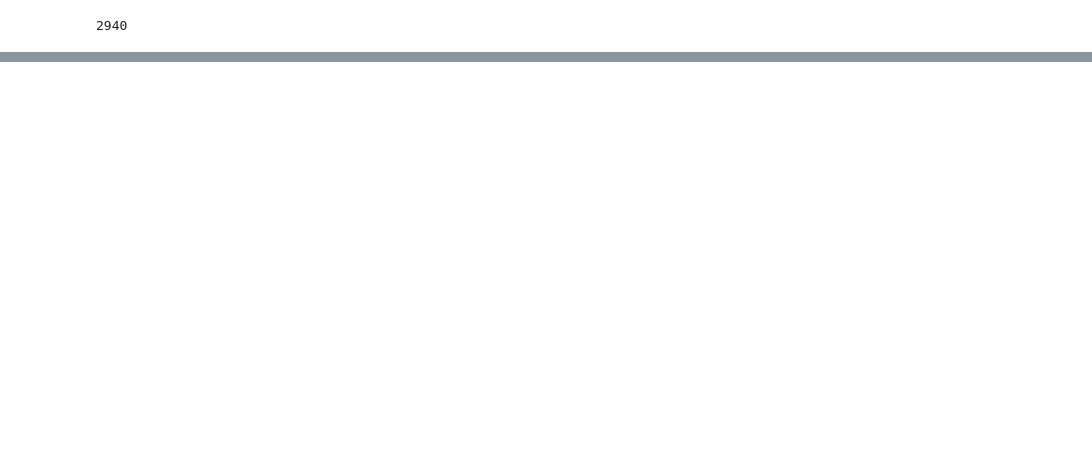
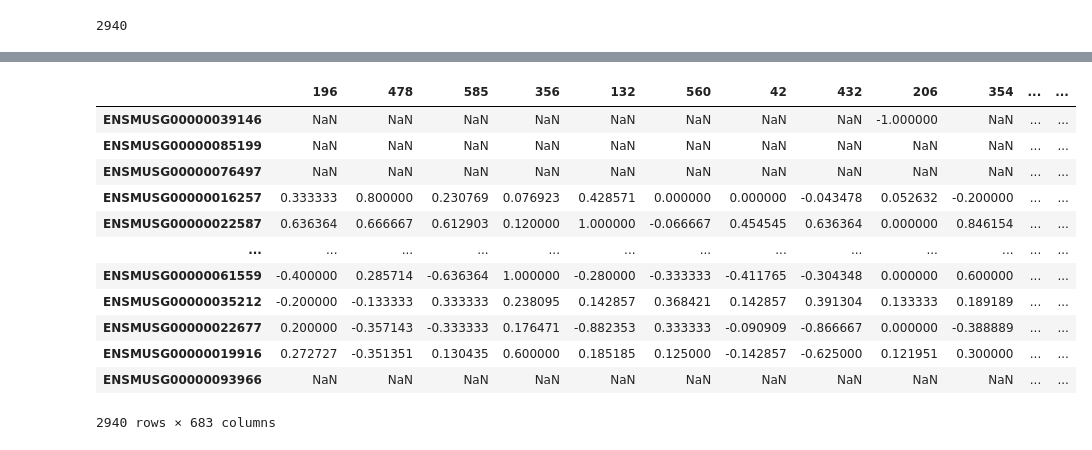
Before and after one commit to DaneseAnna/transcriptional_bursting_dev, a Jupyter notebook: Notebooks/test_classifier_4_class.ipynb, the cells around one changed output, grey strips where cells are left out. Cells and saved outputs as stored; diff of their text form; code cells hidden in the pictures; blank space fills up the shorter version.

```diff
--- a/Notebooks/test_classifier_4_class.ipynb
+++ b/Notebooks/test_classifier_4_class.ipynb
@@ -191,0 +247,3 @@ train_set_csv = allele_T.loc[train_set_suffled]
+# %%
+label_col = train_set_csv['class_label']
+label_col
@@ -192,2 +280,21 @@ train_set_csv = allele_T.loc[train_set_suffled]
+# %%
+train_set_csv_shuffle_col = (train_set_csv_shuffle_col.transpose().sample(frac=1)).transpose()
+train_set_csv_shuffle_col['class_label'] = label_col
+# %%
+train_set_csv_shuffle_col
+# %% [output]
+|  | 196 | 478 | 585 | 356 | 132 | 560 | 42 | 432 | 206 | 354 | ... | ... |
+| ENSMUSG00000039146 | NaN | NaN | NaN | NaN | NaN | NaN | NaN | NaN | -1.000000 | NaN | ... | ... |
+| ENSMUSG00000085199 | NaN | NaN | NaN | NaN | NaN | NaN | NaN | NaN | NaN | NaN | ... | ... |
+| ENSMUSG00000076497 | NaN | NaN | NaN | NaN | NaN | NaN | NaN | NaN | NaN | NaN | ... | ... |
+| ENSMUSG00000016257 | 0.333333 | 0.800000 | 0.230769 | 0.076923 | 0.428571 | 0.000000 | 0.000000 | -0.043478 | 0.052632 | -0.200000 | ... | ... |
+| ENSMUSG00000022587 | 0.636364 | 0.666667 | 0.612903 | 0.120000 | 1.000000 | -0.066667 | 0.454545 | 0.636364 | 0.000000 | 0.846154 | ... | ... |
+| ... | ... | ... | ... | ... | ... | ... | ... | ... | ... | ... | ... | ... |
+| ENSMUSG00000061559 | -0.400000 | 0.285714 | -0.636364 | 1.000000 | -0.280000 | -0.333333 | -0.411765 | -0.304348 | 0.000000 | 0.600000 | ... | ... |
+| ENSMUSG00000035212 | -0.200000 | -0.133333 | 0.333333 | 0.238095 | 0.142857 | 0.368421 | 0.142857 | 0.391304 | 0.133333 | 0.189189 | ... | ... |
+| ENSMUSG00000022677 | 0.200000 | -0.357143 | -0.333333 | 0.176471 | -0.882353 | 0.333333 | -0.090909 | -0.866667 | 0.000000 | -0.388889 | ... | ... |
+| ENSMUSG00000019916 | 0.272727 | -0.351351 | 0.130435 | 0.600000 | 0.185185 | 0.125000 | -0.142857 | -0.625000 | 0.121951 | 0.300000 | ... | ... |
+| ENSMUSG00000093966 | NaN | NaN | NaN | NaN | NaN | NaN | NaN | NaN | NaN | NaN | ... | ... |
+2940 rows × 683 columns
 # %%
 train_set_csv.to_csv("data/classifier/train_set_7.csv", sep=";")
```
Also changed, not shown: parts of 19 cells of this notebook, 52 other files.
